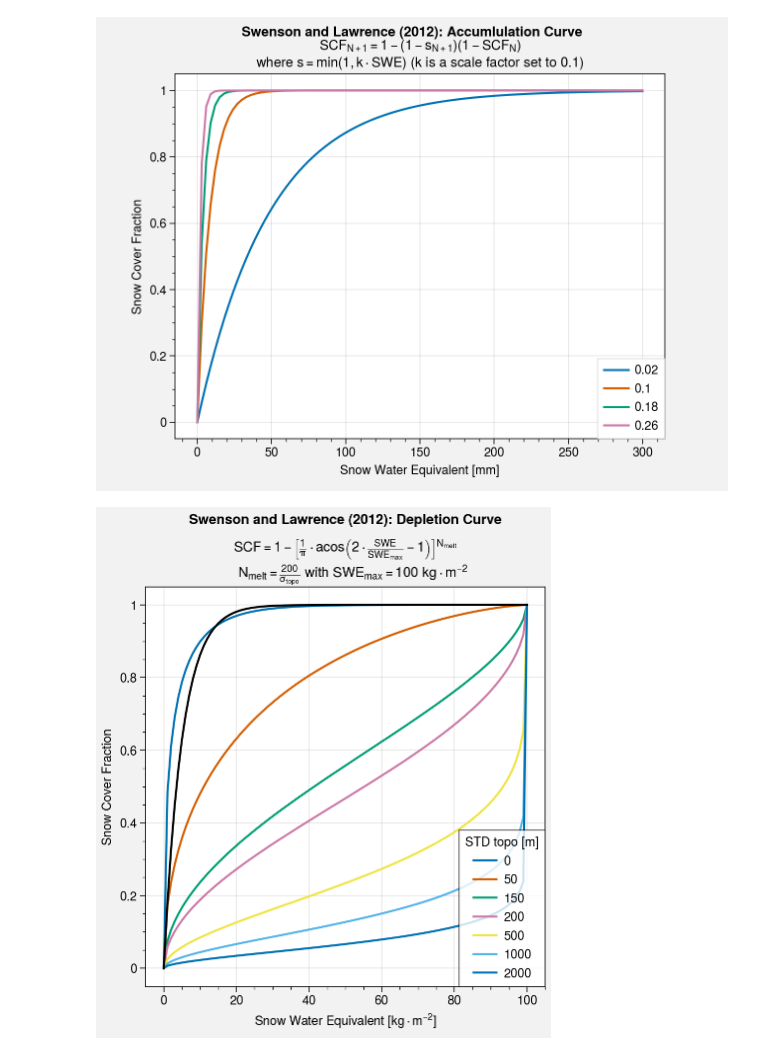
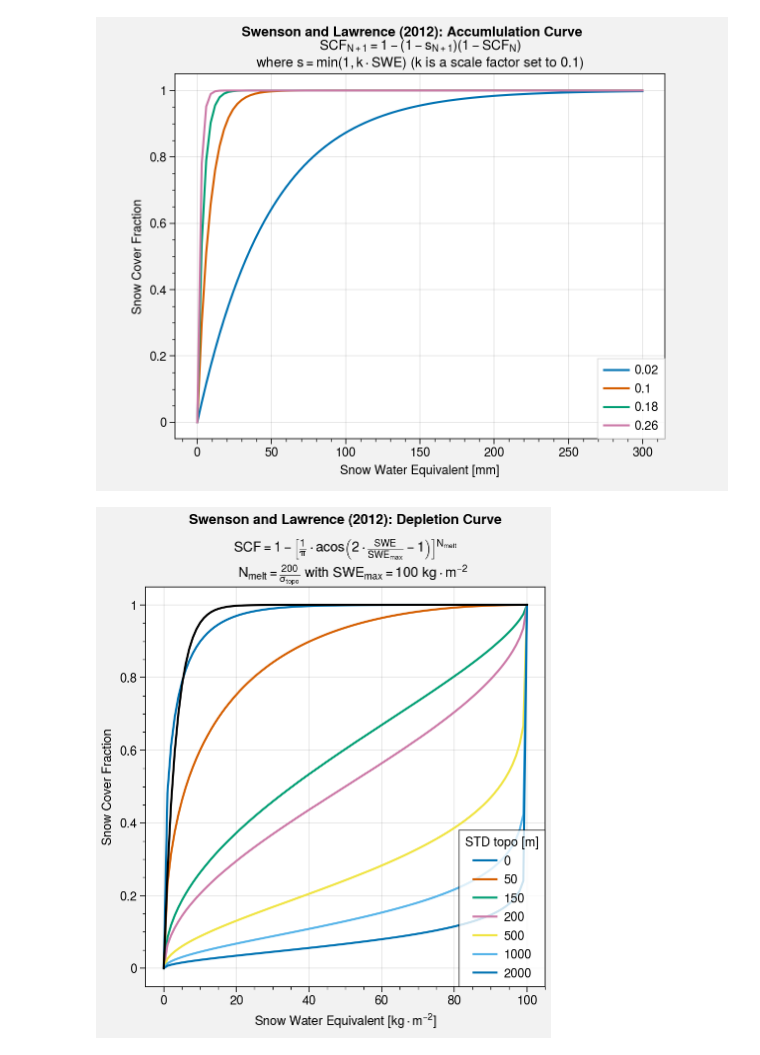
Before and after one commit to mickaellalande/PhD, a Jupyter notebook: local/SCE_SWE_parametization/EASE-Grid_SCF-SWE_NH_params.ipynb, the cells around one changed output. Cells and saved outputs as stored; diff of their text form; code cells hidden in the pictures.

```diff
--- a/local/SCE_SWE_parametization/EASE-Grid_SCF-SWE_NH_params.ipynb
+++ b/local/SCE_SWE_parametization/EASE-Grid_SCF-SWE_NH_params.ipynb
@@ -702,32 +702,33 @@ for sigma_topo in [0, 50, 150, 200, 500, 1000, 2000]:
 axs[k].legend(hs, label='STD topo [m]', ncols=1, loc='lr')
 
 ##################
 # Snowfall curve #
 ##################
 SCF = [None]*(n_snowfall+1)
 SWE = [None]*(n_snowfall+1)
 
 SCF[0] = 0 # Initial Snow Cover Fraction
 SWE[0] = 0 # Initial Snow Water Equivalent
 
 # list_k = [0.02, 0.1, 0.18, 0.26] # Scale factor
-k = 0.18 # Scale factor
+# k = 0.1 # Scale factor
+k = 0.26 # Scale factor
 
 for n, snow_fall in enumerate(snow_falls):
     SCF[n+1] = 1 - (1 - s(k, snow_fall)) * (1 - SCF[n])
     SWE[n+1] = SWE[n] + snow_fall
 
 plt.plot(SWE, SCF, color='k')
 
 ####################
 
 axs.format(
     suptitle='Swenson and Lawrence (2012): Depletion Curve',
     title=
     r'''$ SCF = 1 - \left[\frac{1}{\pi} \cdot \operatorname{acos} \left(2 \cdot \frac{SWE}{SWE_{\max }} - 1\right)\right]^{N_{melt}}$
     $ N_{melt} = \frac{200}{\sigma_{topo}}$ with $SWE_{max} = $''' + str(SWE_max) + ' $kg \cdot m^{-2}$',
     xlabel='Snow Water Equivalent [$kg \cdot m^{-2}$]',
     ylabel='Snow Cover Fraction'
 )
 # %% [output]
-[figure, old version]
+[figure, new version]
```
Also changed, not shown: 1 other file.
